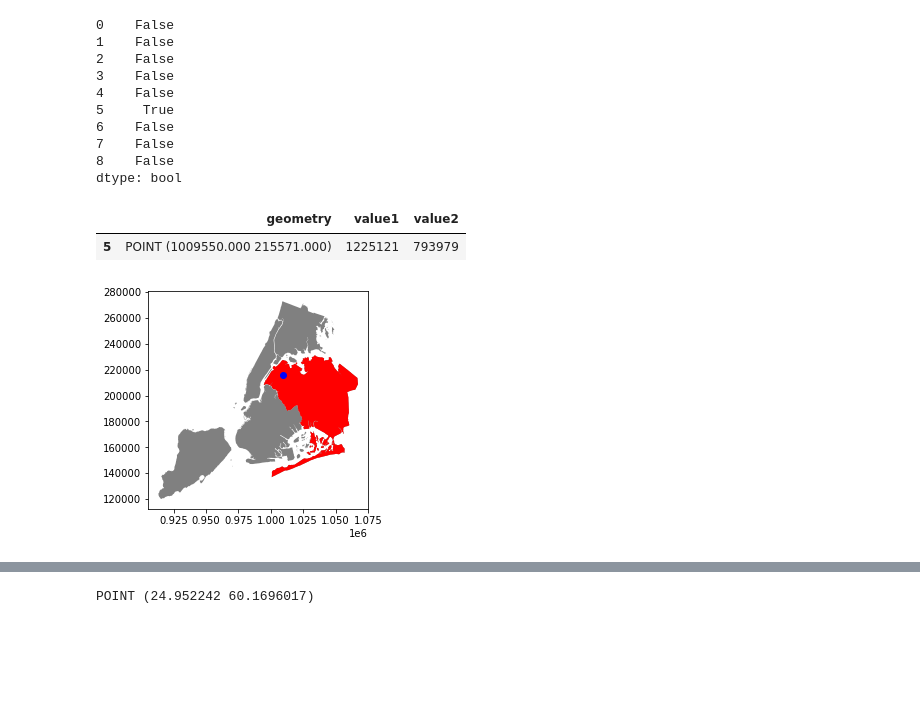
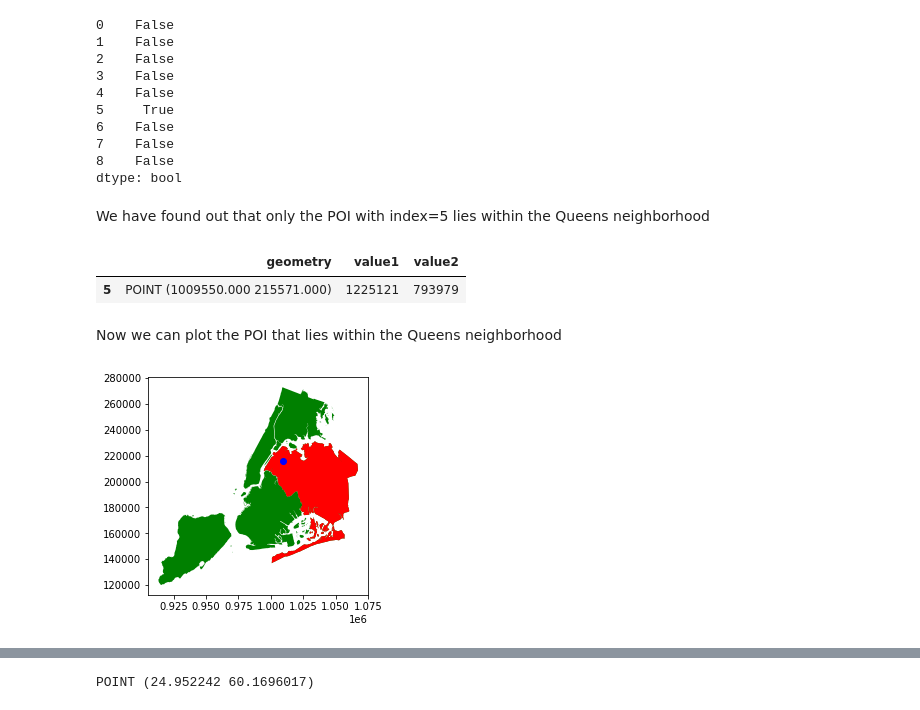
Before and after one commit to luigiselmi/geoscience, a Jupyter notebook: spatial_relationships.ipynb, the cells around one changed output, grey strips where cells are left out. Drawn from its saved outputs; the diff is of its cells as text; code cells hidden in the pictures; blank space fills up the shorter version.

```diff
--- a/spatial_relationships.ipynb
+++ b/spatial_relationships.ipynb
@@ -46,4 +44,4 @@ Datum: North American Datum 1983
 # %% [markdown]
 We assign the same CRS to the points
 # %%
-pointdf.crs = polydf.crs
+pois_df.crs = neighborhoods_df.crs
@@ -75,7 +65,7 @@ polydf
 | 3 | 1 | Manhattan | 359299.096471 | 6.364715e+08 | MULTIPOLYGON (((981219.056 188655... |
 | 4 | 2 | Bronx | 464392.991824 | 1.186925e+09 | MULTIPOLYGON (((1012821.806 22922... |
 # %%
-queens = polydf[polydf['BoroName'] == 'Queens']
+queens = neighborhoods_df[neighborhoods_df['BoroName'] == 'Queens']
 queens.plot(color='red')
 # %% [output]
 <AxesSubplot:>
@@ -93,6 +85,6 @@ pointdf.plot(ax=ax, color='blue');
 # %%
-pip_mask = pointdf.within(polydf.loc[1, 'geometry'])
-pip_mask
+poi_in_queens_mask = pois_df.within(polydf.loc[1, 'geometry'])
+poi_in_queens_mask
 # %% [output]
 0    False
 1    False
@@ -104,16 +96,20 @@ pip_mask
 7    False
 8    False
 dtype: bool
+# %% [markdown]
+We have found out that only the POI with index=5 lies within the Queens neighborhood
 # %%
-pip_data = pointdf.loc[pip_mask]
-pip_data
+poi_in_queens = pois_df.loc[poi_in_queens_mask]
+poi_in_queens
 # %% [output]
 |  | geometry | value1 | value2 |
 | 5 | POINT (1009550.000 215571.000) | 1225121 | 793979 |
+# %% [markdown]
+Now we can plot the POI that lies within the Queens neighborhood
 # %%
 fig, ax = plt.subplots()
-polydf.plot(ax=ax, facecolor='gray')
+neighborhoods_df.plot(ax=ax, facecolor='green')
 queens.plot(ax=ax, color='red')
-pip_data.plot(ax=ax, color='blue');
+poi_in_queens.plot(ax=ax, color='blue');
 # %% [output]
-[figure, old version]
+[figure, new version]
```
Also changed, not shown: parts of 21 cells of this notebook.
